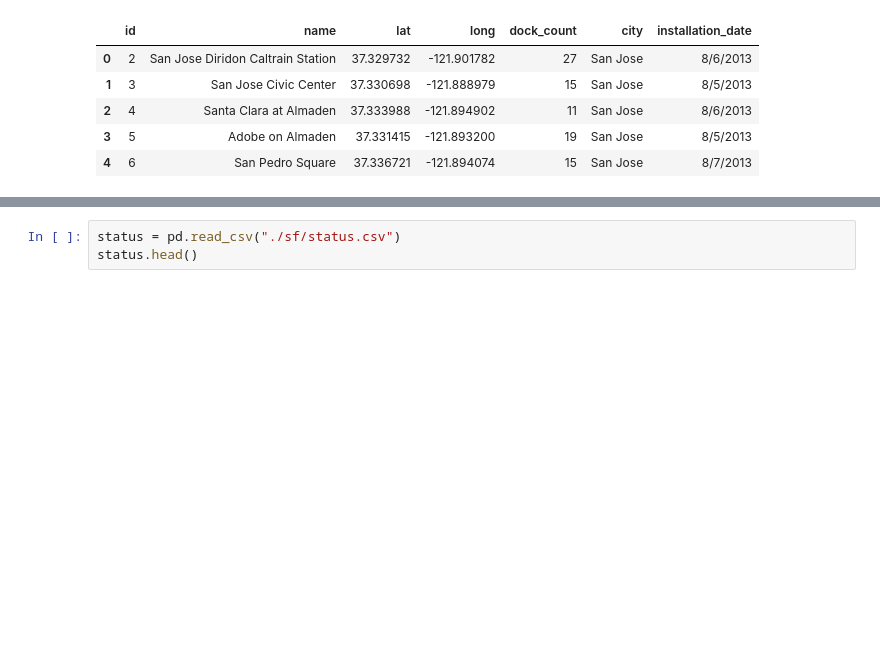
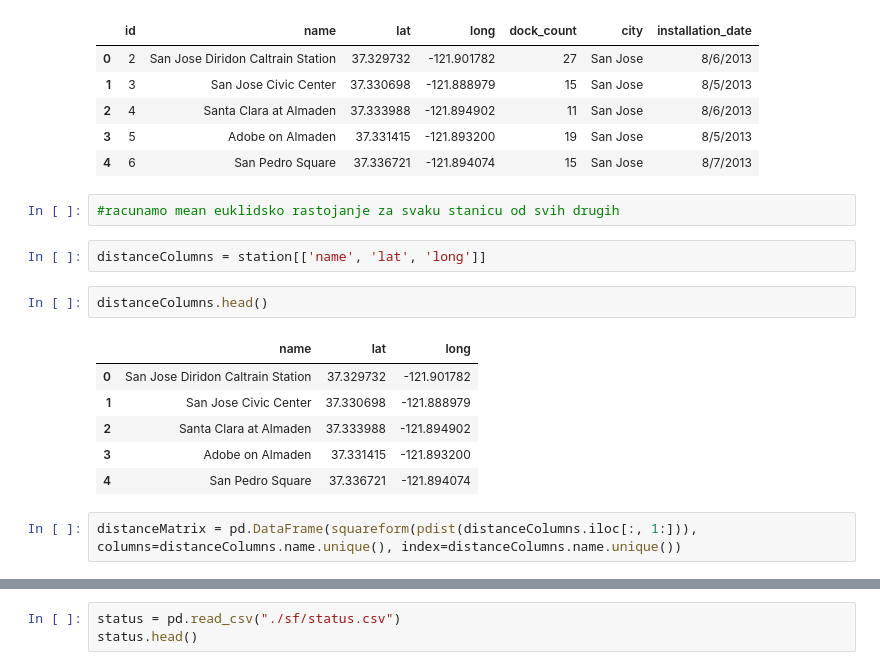
Before and after one commit to Pljosan/MLseminarski, a Jupyter notebook: Regresija.ipynb, the cells around one changed output, grey strips where cells are left out. Saved outputs shown, nothing was run; the diff lists cells and outputs as text; blank space fills up the shorter version.

```diff
--- a/Regresija.ipynb
+++ b/Regresija.ipynb
@@ -231,3 +222,18 @@ station.head()
 | 2 | 4 | Santa Clara at Almaden | 37.333988 | -121.894902 | 11 | San Jose | 8/6/2013 |
 | 3 | 5 | Adobe on Almaden | 37.331415 | -121.893200 | 19 | San Jose | 8/5/2013 |
 | 4 | 6 | San Pedro Square | 37.336721 | -121.894074 | 15 | San Jose | 8/7/2013 |
+# %%
+#racunamo mean euklidsko rastojanje za svaku stanicu od svih drugih
+# %%
+distanceColumns = station[['name', 'lat', 'long']]
+# %%
+distanceColumns.head()
+# %% [output]
+|  | name | lat | long |
+| 0 | San Jose Diridon Caltrain Station | 37.329732 | -121.901782 |
+| 1 | San Jose Civic Center | 37.330698 | -121.888979 |
+| 2 | Santa Clara at Almaden | 37.333988 | -121.894902 |
+| 3 | Adobe on Almaden | 37.331415 | -121.893200 |
+| 4 | San Pedro Square | 37.336721 | -121.894074 |
+# %%
+distanceMatrix = pd.DataFrame(squareform(pdist(distanceColumns.iloc[:, 1:])), columns=distanceColumns.name.unique(), index=distanceColumns.name.unique())
```
Also changed, not shown: parts of 23 cells of this notebook.
